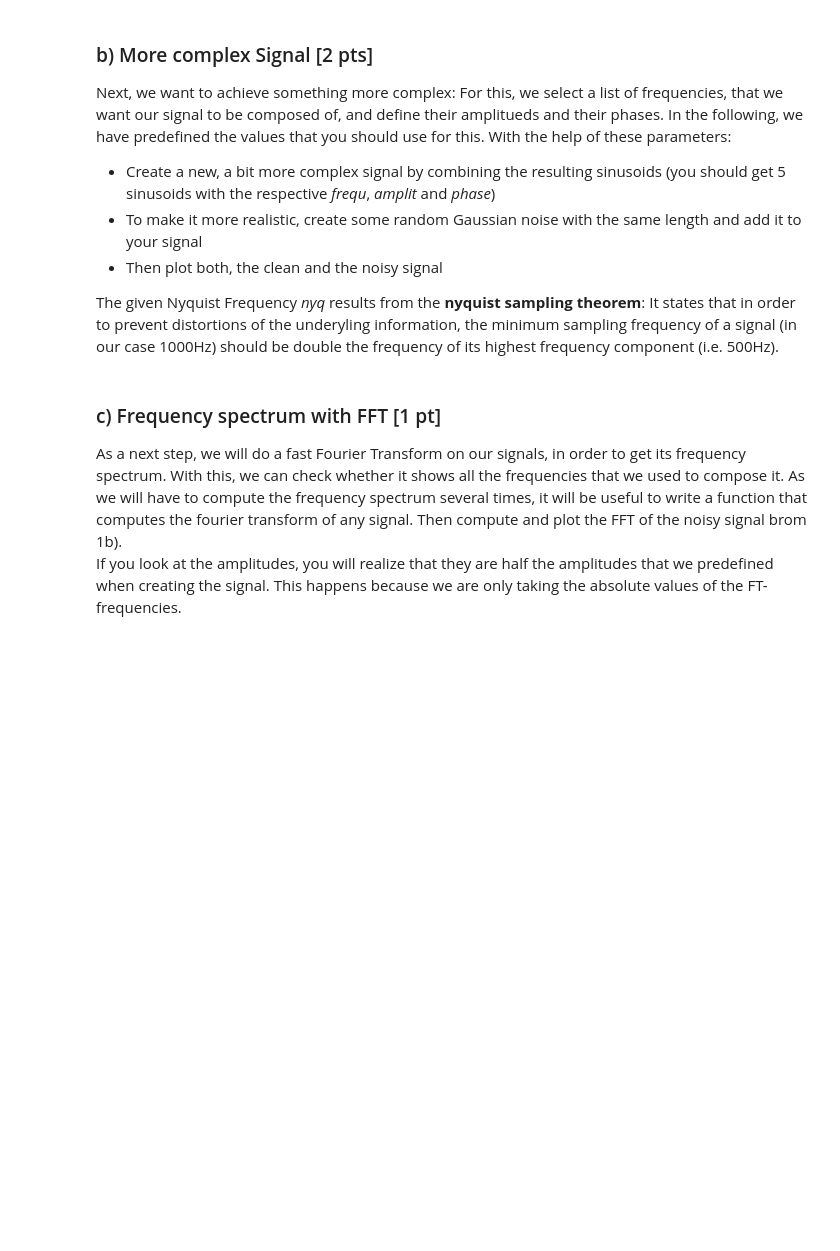
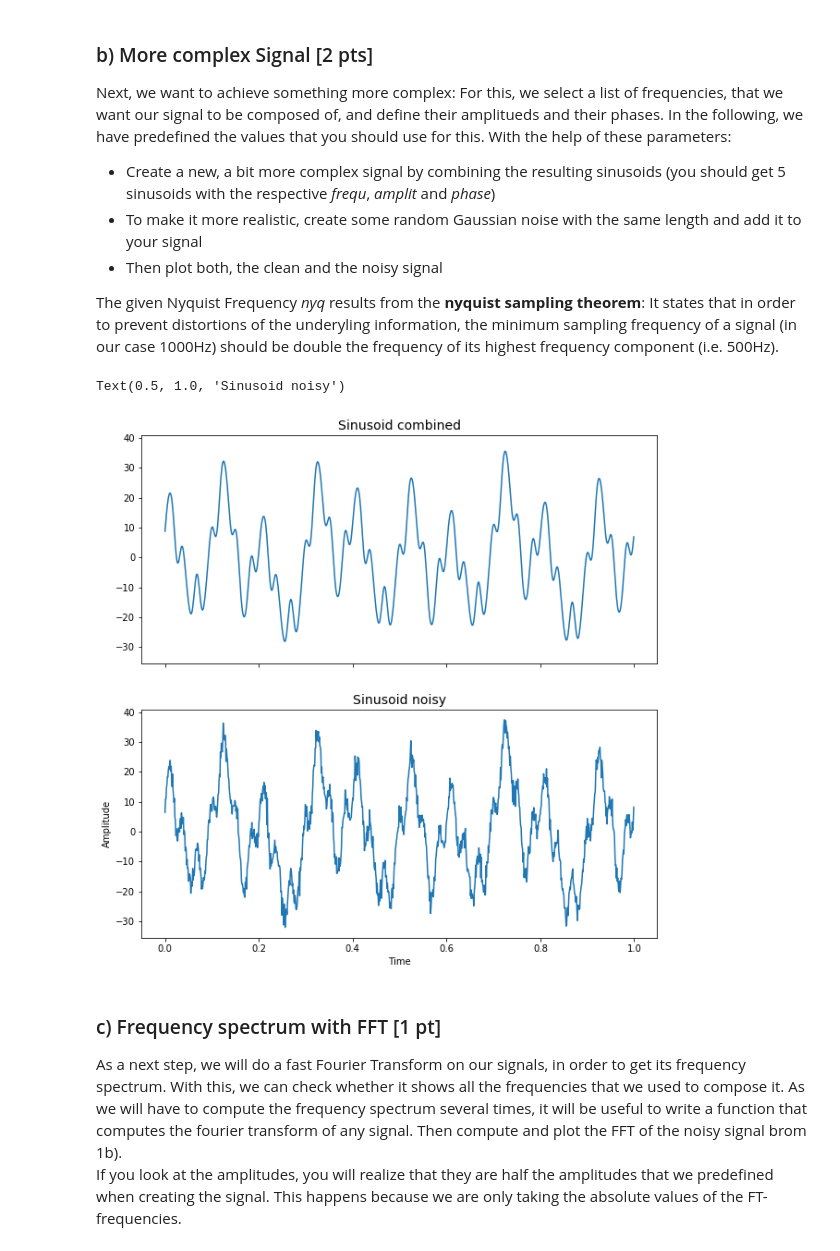
Before and after one commit to NBP-ACC/week-8-updated-acc_9, a Jupyter notebook: Sheet06.ipynb, the cells around one changed output. Drawn from its saved outputs; the diff is of its cells as text; code cells hidden in the pictures; blank space fills up the shorter version.

```diff
--- a/Sheet06.ipynb
+++ b/Sheet06.ipynb
@@ -72,3 +81,33 @@ signal_noisy =
+# %%
+# create and plot signal (with and gaussian noise)
+t = np.linspace(0, 1, 1000, False)  # 1 second
+# to save all of the sinusoids
+sig = []
+
+#for all the frequencies combine the different sinusoids with frequency, amplitude and phase
+for i in range(len(frex)):
+        sine = amplit[i] * np.sin(2*np.pi* frex[i]* t + phases[i])
+        sig.append(sine)
+
+#Gaussian noise
+noise=np.random.normal(0,2.0,1000)
+
+#combine the sinusoids into one signal
+signal_final = sum(sig)
+signal_noisy = sum(sig)+noise
+
+# plot the two signals
+fig, axes = plt.subplots(nrows=2, ncols=1, sharey=True, sharex=True, figsize=(10,10))
+plt.xlabel("Time")
+plt.ylabel("Amplitude")
+
+axes[0].plot(t,signal_final)
+axes[0].set_title('Sinusoid combined', fontsize = 14)
+axes[1].plot(t,signal_noisy)
+axes[1].set_title('Sinusoid noisy', fontsize = 14)
+# %% [output]
+Text(0.5, 1.0, 'Sinusoid noisy')
+[figure, added]
 # %% [markdown]
 ### c) Frequency spectrum with FFT [1 pt]
 As a next step, we will do a fast Fourier Transform on our signals, in order to get its frequency spectrum. With this, we can check whether it shows all the frequencies that we used to compose it.
```
Also changed, not shown: parts of 7 cells of this notebook.
